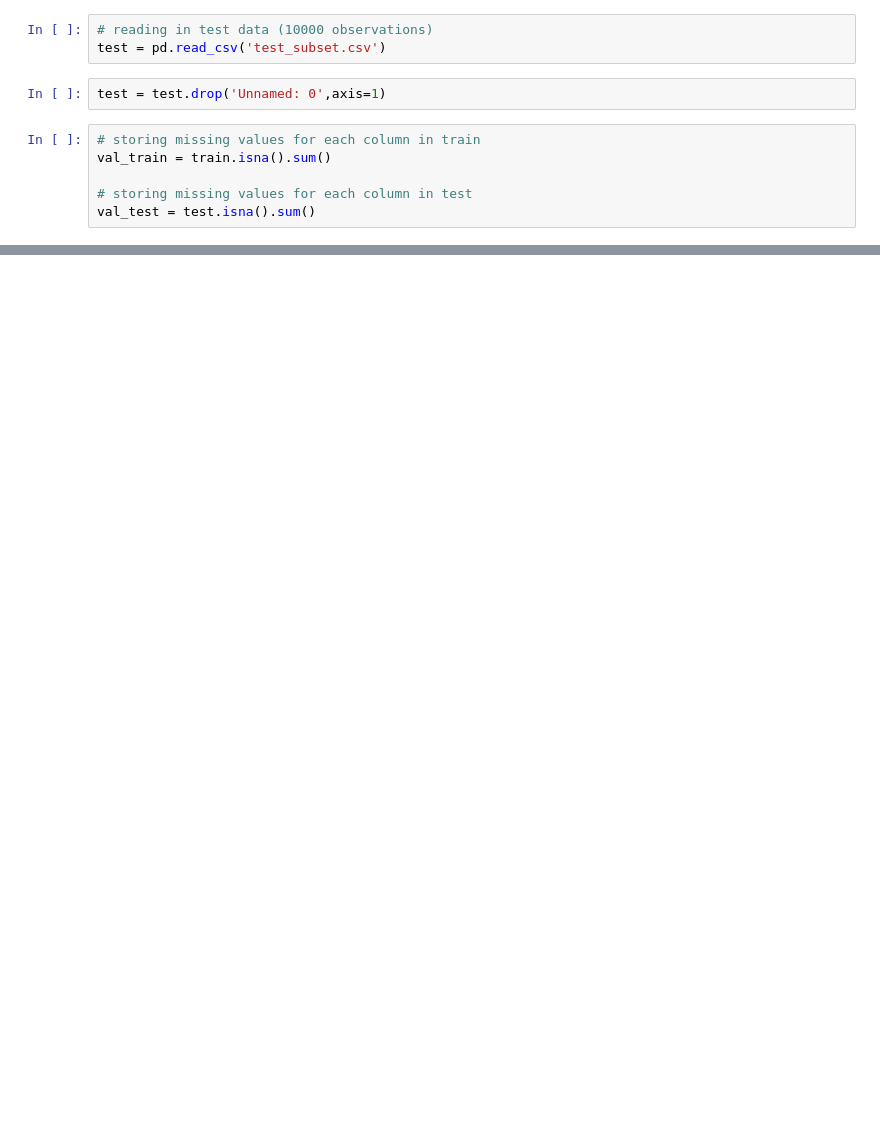
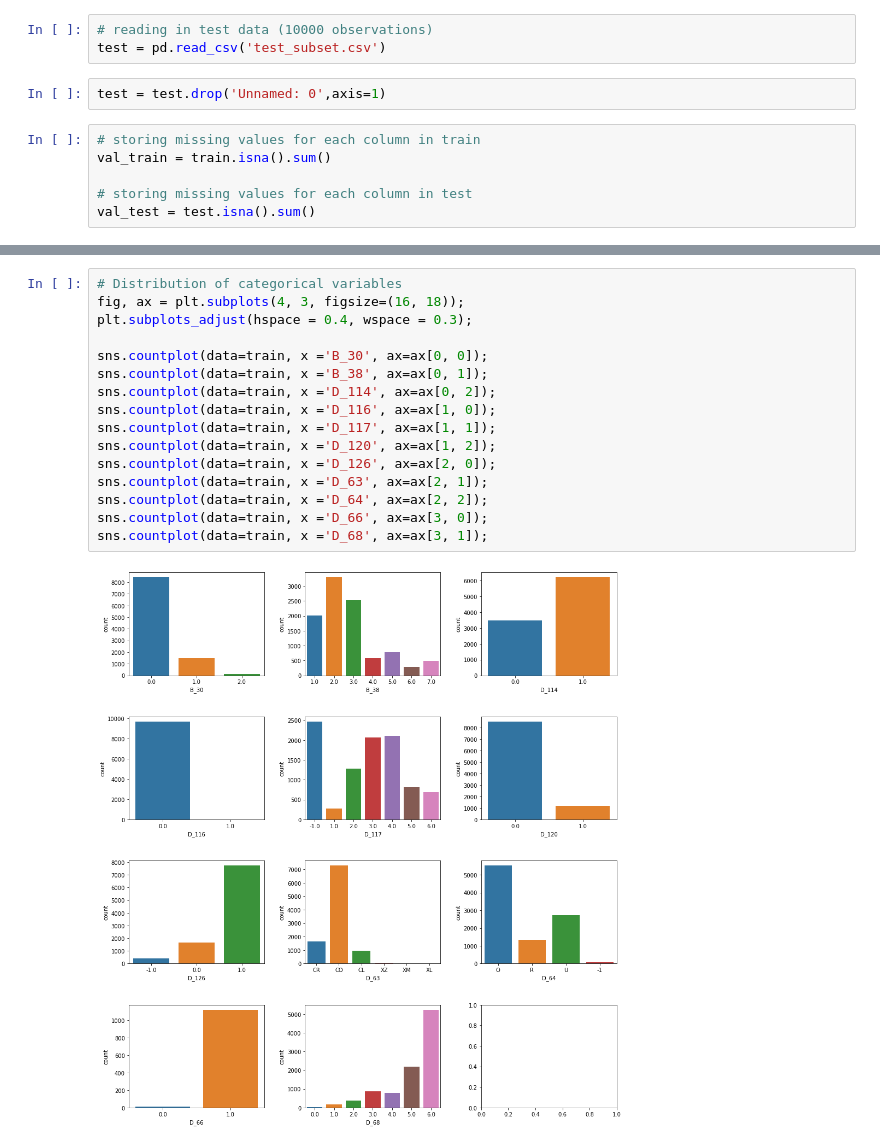
Before and after one commit to LinhNgaNguyen/STAT303-3-Project, a Jupyter notebook: EDA + Baseline Models.ipynb, the cells around one changed output, grey strips where cells are left out. Drawn from its saved outputs; the diff is of its cells as text; blank space fills up the shorter version.

```diff
--- a/EDA + Baseline Models.ipynb
+++ b/EDA + Baseline Models.ipynb
@@ -47,0 +89,18 @@ na_df
+# %%
+# Distribution of categorical variables
+fig, ax = plt.subplots(4, 3, figsize=(16, 18));
+plt.subplots_adjust(hspace = 0.4, wspace = 0.3);
+
+sns.countplot(data=train, x ='B_30', ax=ax[0, 0]);
+sns.countplot(data=train, x ='B_38', ax=ax[0, 1]);
+sns.countplot(data=train, x ='D_114', ax=ax[0, 2]);
+sns.countplot(data=train, x ='D_116', ax=ax[1, 0]);
+sns.countplot(data=train, x ='D_117', ax=ax[1, 1]);
+sns.countplot(data=train, x ='D_120', ax=ax[1, 2]);
+sns.countplot(data=train, x ='D_126', ax=ax[2, 0]);
+sns.countplot(data=train, x ='D_63', ax=ax[2, 1]);
+sns.countplot(data=train, x ='D_64', ax=ax[2, 2]);
+sns.countplot(data=train, x ='D_66', ax=ax[3, 0]);
+sns.countplot(data=train, x ='D_68', ax=ax[3, 1]);
+# %% [output]
+[figure, added]
```
Also changed, not shown: parts of 7 cells of this notebook, 1 other file.
